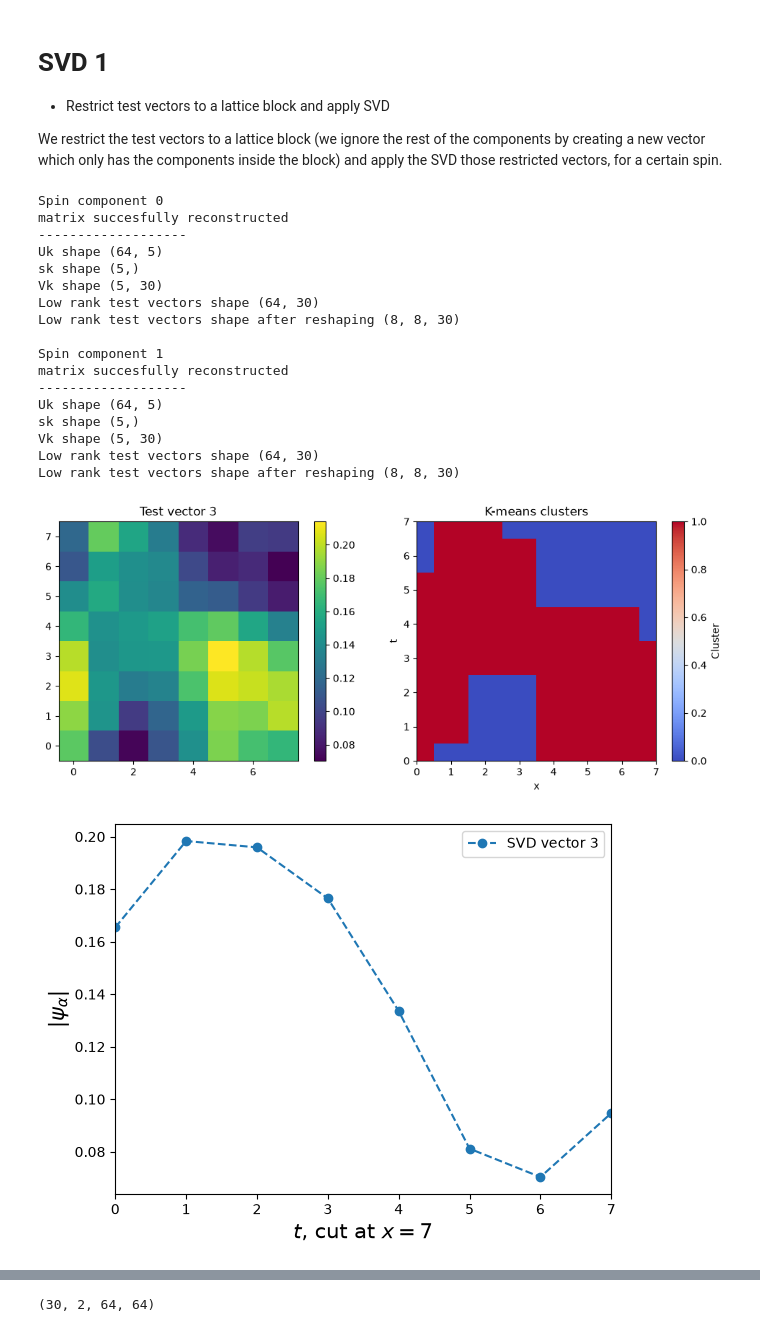
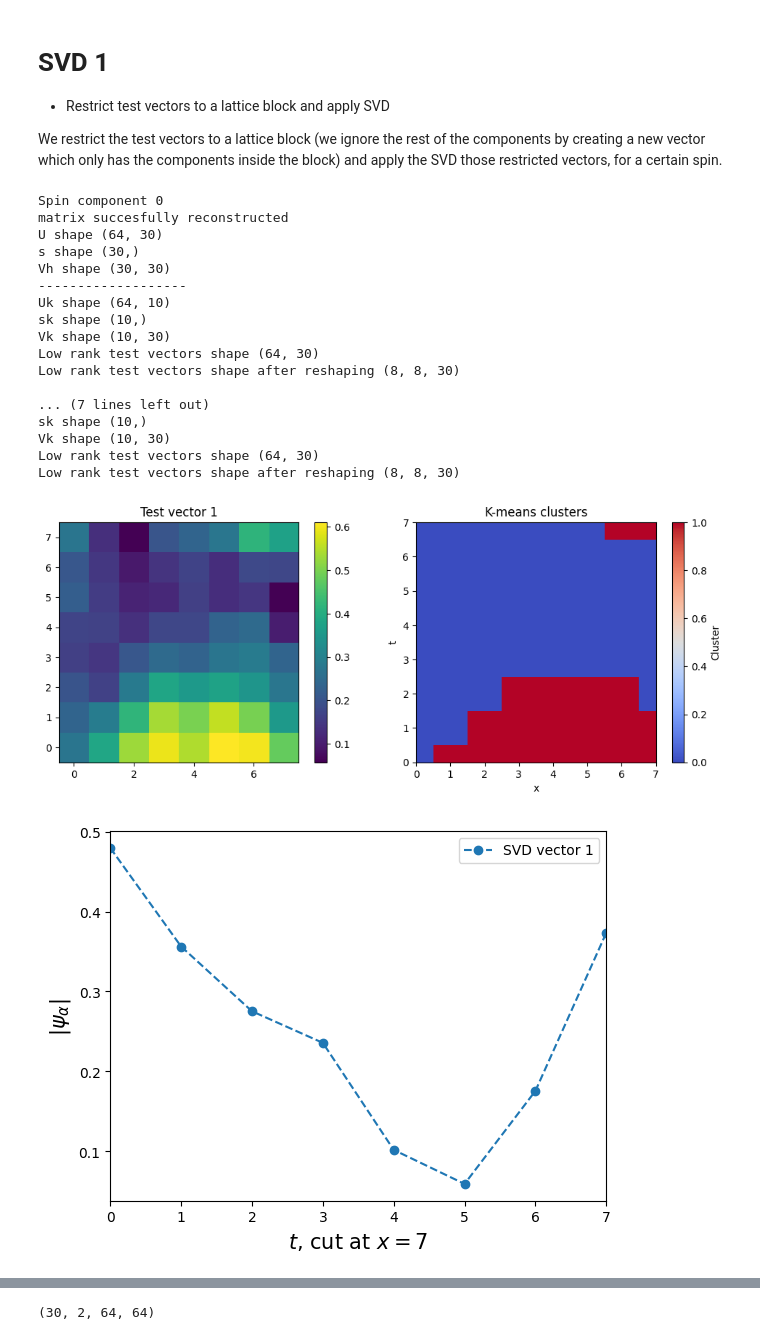
Before and after one commit to JFNCastellanos/TVML, a Jupyter notebook: SVD/SVD.ipynb, the cells around one changed output, grey strips where cells are left out. Saved outputs shown, nothing was run; the diff lists cells and outputs as text; code cells hidden in the pictures.

```diff
--- a/SVD/SVD.ipynb
+++ b/SVD/SVD.ipynb
@@ -25,14 +25,19 @@ print("x in range {0} - {1}".format(xini,xfin))
 print("------------------------")
 
 #[2, "m-018", "-01884",0.008], [4, "m-01023","-01023",0.001], [6, "m-0709","-00709",0.001] [beta, m0_folder, m0_str]
-beta, m0_folder ,m0_str, m0_diff = 4, "m-01023","-01023",0.001
+beta, m0_folder ,m0_str, m0_diff = 2, "m-018", "-01884",0.008
 nconf = 0
 NV = 30
-k_rank = 5
-SAP_block_size = 16
+k_rank = 10
+SAP_block_size = 8
 print("beta={0}, conf={1}, Nv={2}, Nx={3}, Nt={4}\nblocks_x={5}, blocks_t={6}, bx_size={7}, bt_size={8}".format
          (beta,nconf,NV,Nx,Nt,block_x,block_t,Nx//block_x,Nt//block_t)
          )
+params_list = [beta, m0_str, m0_folder, nconf, NV, Nx, Nt]
+
+#---Uncomment to test tha I/O works fine
+#test_vectors = read_vectors(params_list)
+#save_vectors(test_vectors,beta,Nx,Nt,m0_folder,nconf,k_rank)
 # %% [output]
 Restricting to block 0
 t in range 0 - 8
@@ -46,7 +51,6 @@ blocks_x=8, blocks_t=8, bx_size=8, bt_size=8
 
 We restrict the test vectors to a lattice block (we ignore the rest of the components by creating a new vector which only has the components inside the block) and apply the SVD those restricted vectors, for a certain spin.
 # %%
-params_list = [beta, m0_str, m0_folder, nconf, NV, Nx, Nt]
 dtv_spin0, dtv_spin1 = read_and_decompose(blockID,block_x,block_t,params_list)
 print("\nSpin component 0")
 low_rank_tv0 = apply_SVD(dtv_spin0,k_rank)
@@ -61,38 +65,38 @@ print("Low rank test vectors shape after reshaping",low_rank_tv1.shape)
 # %% [output]
 Spin component 0
 matrix succesfully reconstructed
+U shape (64, 30)
+s shape (30,)
+Vh shape (30, 30)
 -------------------
-Uk shape (64, 5)
-sk shape (5,)
-Vk shape (5, 30)
+Uk shape (64, 10)
+sk shape (10,)
+Vk shape (10, 30)
 Low rank test vectors shape (64, 30)
 Low rank test vectors shape after reshaping (8, 8, 30)
 
-Spin component 1
-matrix succesfully reconstructed
--------------------
-Uk shape (64, 5)
-sk shape (5,)
-Vk shape (5, 30)
+... (7 lines left out)
+sk shape (10,)
+Vk shape (10, 30)
 Low rank test vectors shape (64, 30)
 Low rank test vectors shape after reshaping (8, 8, 30)
 # %%
-tvID = 3
+tvID = 1
 xlims = [0,x_elements-1]
 tlims = [0,t_elements-1]
-make_heatmap_and_k_cluster(low_rank_tv1,xlims,tlims,tvID)
+make_heatmap_and_k_cluster(low_rank_tv1,xlims,tlims,tvID,"clustering_example.pdf",False)
 #Plot of a cut
 cut = 7
 X = np.arange(0,low_rank_tv1.shape[0])
 plt.plot(X,np.abs(low_rank_tv1[:,cut,tvID]),marker='o',linestyle='--',label='SVD vector {0}'.format(tvID))
 plt.legend()
 plt.ylabel(r"$|\psi_\alpha|$",size=15)
 plt.xlabel(r"$t$, cut at $x=${0}".format(cut),size=15)
 plt.xlim(tlims)
 plt.show()
 # %% [output]
-[figure, old version]
+[figure, new version]
-[figure, old version]
+[figure, new version]
 # %%
 fig_name = "heatmaps_blockID{0}_bsize{1}_beta{2}.pdf".format(blockID,x_elements,beta)
 metadata = [Nx, Nt, beta, m0_diff, x_elements,blockID, k_rank, NV,SAP_block_size]
```
Also changed, not shown: parts of 5 cells of this notebook, 3 other files.
